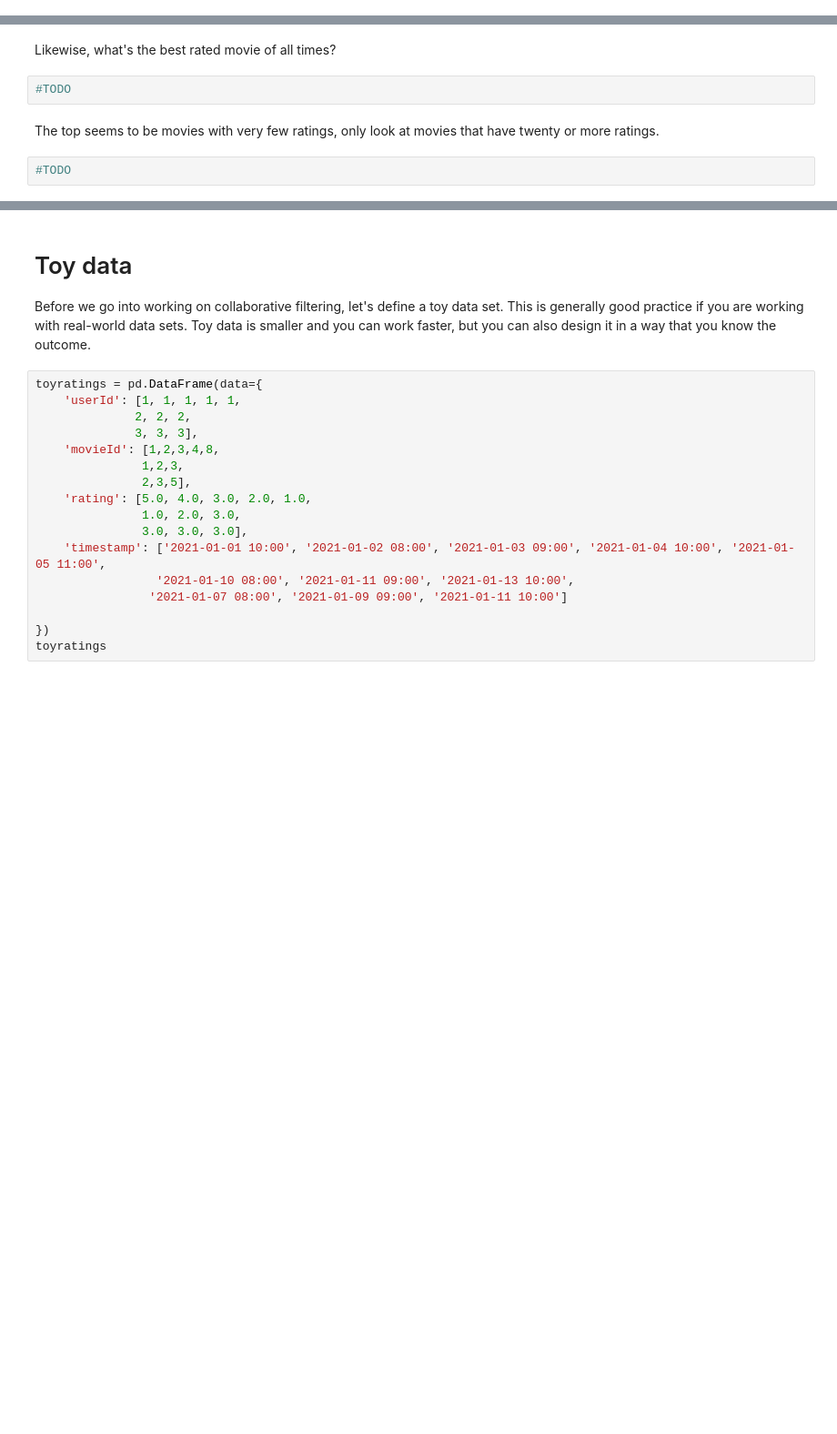
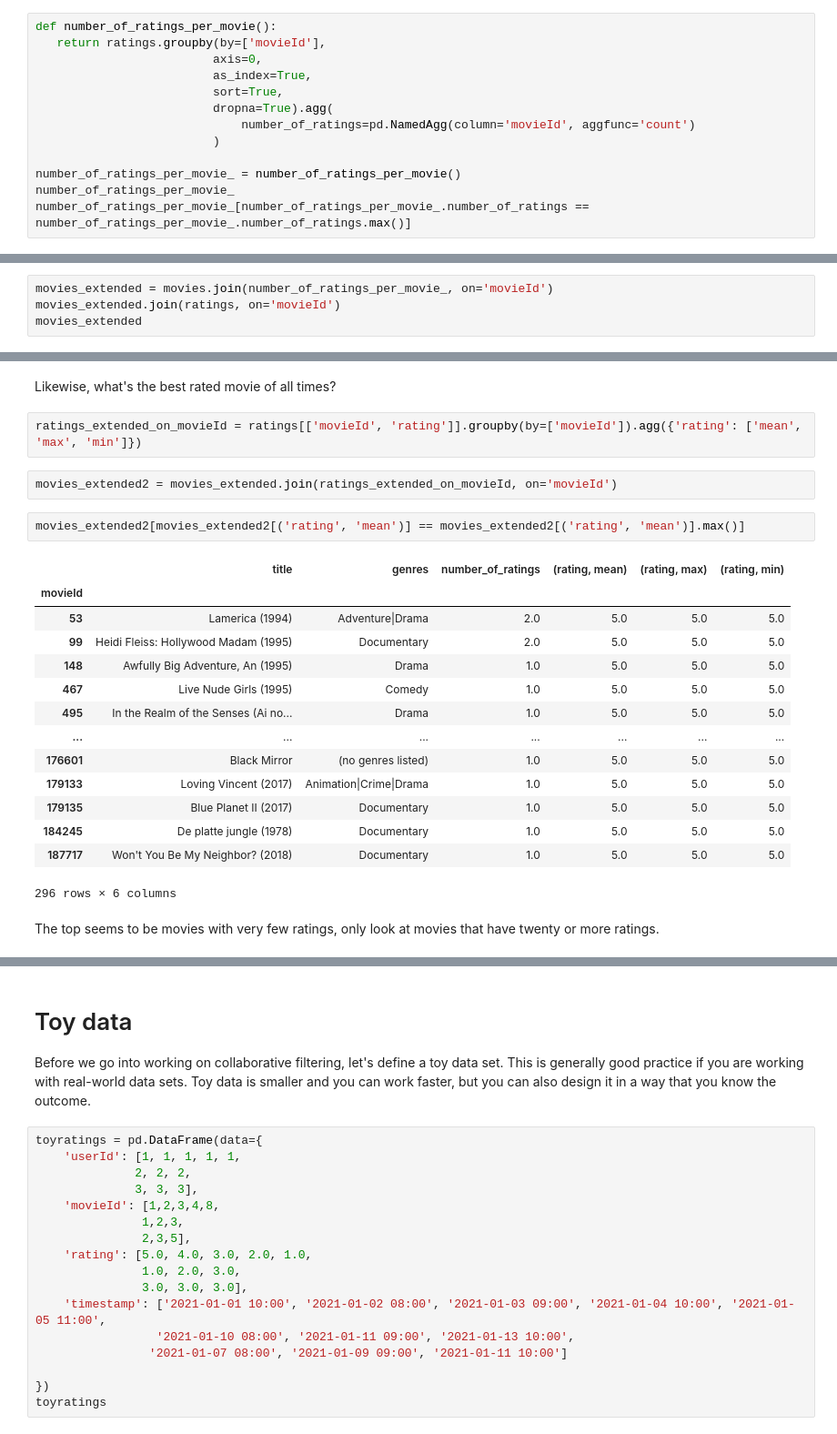
Before and after one commit to DOMEscho/saki-recommender-system, a Jupyter notebook: SAKI_reco_exercise.ipynb, the cells around one changed output, grey strips where cells are left out. Shown at 91% size. Saved outputs shown, nothing was run; the diff lists cells and outputs as text; blank space fills up the shorter version.

```diff
--- a/SAKI_reco_exercise.ipynb
+++ b/SAKI_reco_exercise.ipynb
@@ -157,0 +163,13 @@ What is the movie with the most views?
+# %%
+def number_of_ratings_per_movie():
+   return ratings.groupby(by=['movieId'],
+                         axis=0,
+                         as_index=True,
+                         sort=True,
+                         dropna=True).agg(
+                             number_of_ratings=pd.NamedAgg(column='movieId', aggfunc='count')
+                         )
+
+number_of_ratings_per_movie_ = number_of_ratings_per_movie()
+number_of_ratings_per_movie_
+number_of_ratings_per_movie_[number_of_ratings_per_movie_.number_of_ratings == number_of_ratings_per_movie_.number_of_ratings.max()]
@@ -161,0 +182,4 @@ This is a all not very informative. Try joining the movies data to this result s
+# %%
+movies_extended = movies.join(number_of_ratings_per_movie_, on='movieId')
+movies_extended.join(ratings, on='movieId')
+movies_extended
@@ -162,8 +201,25 @@ This is a all not very informative. Try joining the movies data to this result s
 # %% [markdown]
 Likewise, what's the best rated movie of all times?
-# %%
-#TODO
+# %%
+ratings_extended_on_movieId = ratings[['movieId', 'rating']].groupby(by=['movieId']).agg({'rating': ['mean', 'max', 'min']})
+# %%
+movies_extended2 = movies_extended.join(ratings_extended_on_movieId, on='movieId')
+# %%
+movies_extended2[movies_extended2[('rating', 'mean')] == movies_extended2[('rating', 'mean')].max()]
+# %% [output]
+|  | title | genres | number_of_ratings | (rating, mean) | (rating, max) | (rating, min) |
+| movieId |  |  |  |  |  |  |
+| 53 | Lamerica (1994) | Adventure|Drama | 2.0 | 5.0 | 5.0 | 5.0 |
+| 99 | Heidi Fleiss: Hollywood Madam (1995) | Documentary | 2.0 | 5.0 | 5.0 | 5.0 |
+| 148 | Awfully Big Adventure, An (1995) | Drama | 1.0 | 5.0 | 5.0 | 5.0 |
+| 467 | Live Nude Girls (1995) | Comedy | 1.0 | 5.0 | 5.0 | 5.0 |
+| 495 | In the Realm of the Senses (Ai no... | Drama | 1.0 | 5.0 | 5.0 | 5.0 |
+| ... | ... | ... | ... | ... | ... | ... |
+| 176601 | Black Mirror | (no genres listed) | 1.0 | 5.0 | 5.0 | 5.0 |
+| 179133 | Loving Vincent (2017) | Animation|Crime|Drama | 1.0 | 5.0 | 5.0 | 5.0 |
+| 179135 | Blue Planet II (2017) | Documentary | 1.0 | 5.0 | 5.0 | 5.0 |
+| 184245 | De platte jungle (1978) | Documentary | 1.0 | 5.0 | 5.0 | 5.0 |
+| 187717 | Won't You Be My Neighbor? (2018) | Documentary | 1.0 | 5.0 | 5.0 | 5.0 |
+296 rows × 6 columns
 # %% [markdown]
 The top seems to be movies with very few ratings, only look at movies that have twenty or more ratings.
-# %%
-#TODO
```
Also changed, not shown: parts of 13 cells of this notebook.
